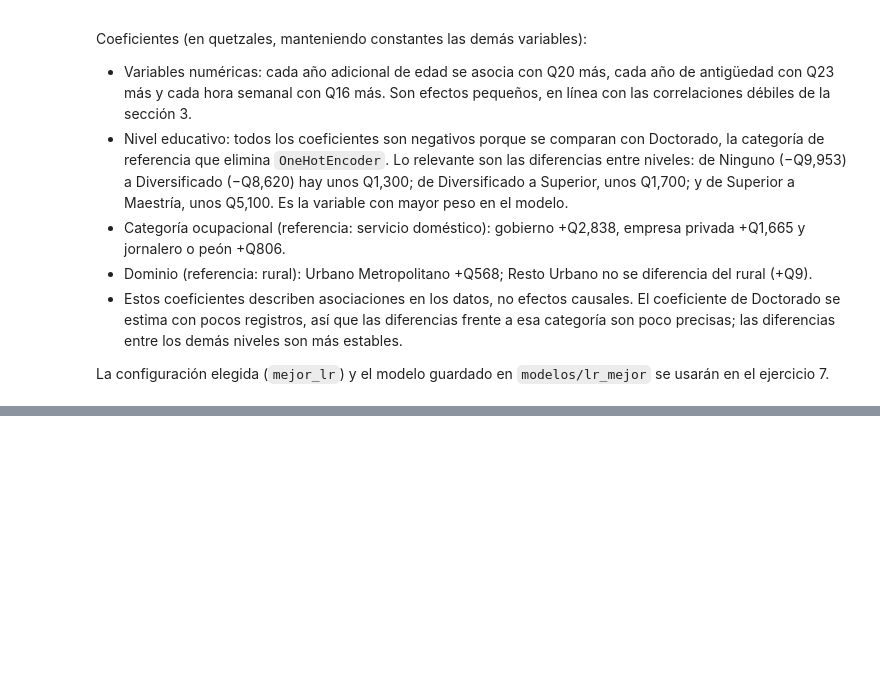
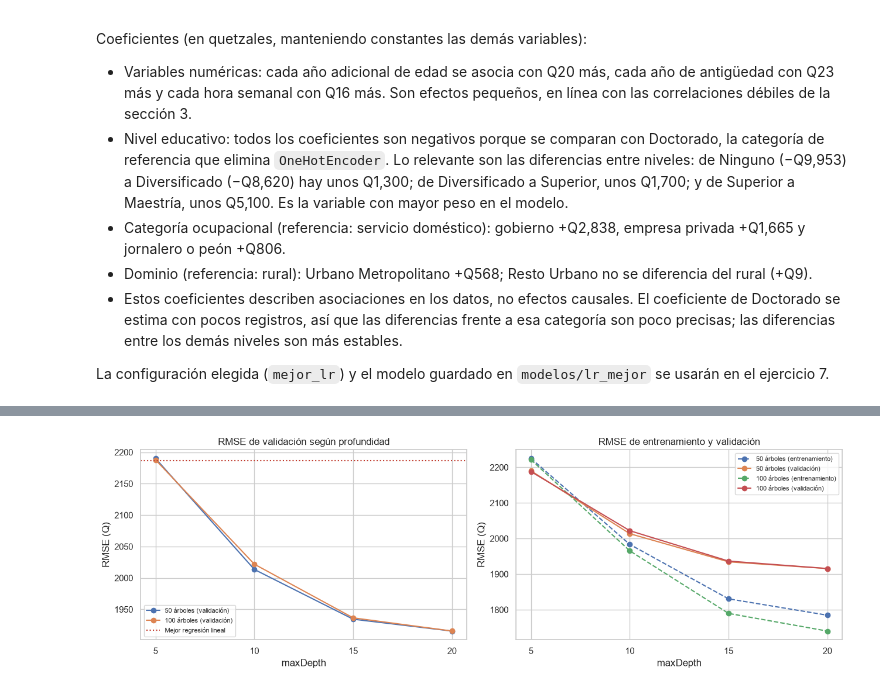
Before and after one commit to Qu3zada22/lab7-md, a Jupyter notebook: lab7_eneic.ipynb, the cells around one changed output, grey strips where cells are left out. Saved outputs shown, nothing was run; the diff lists cells and outputs as text; code cells hidden in the pictures; blank space fills up the shorter version.

Commit message:
Pipeline de Random Forest

```diff
--- a/lab7_eneic.ipynb
+++ b/lab7_eneic.ipynb
@@ -1417,0 +1418,9 @@ La configuración elegida (`mejor_lr`) y el modelo guardado en `modelos/lr_mejor
+# %%
+from pyspark.ml.regression import RandomForestRegressor
+
+SEMILLA = 42
+
+def pipeline_rf(numTrees, maxDepth):
+    rf = RandomForestRegressor(featuresCol="features", labelCol=OBJETIVO, predictionCol="prediction",
+                               numTrees=numTrees, maxDepth=maxDepth, seed=SEMILLA)
+    return Pipeline(stages=etapas_preprocesamiento() + [rf])
@@ -1417,0 +1431,17 @@ La configuración elegida (`mejor_lr`) y el modelo guardado en `modelos/lr_mejor
+# %%
+CONFIGS_RF = [{"config": f"{n} árboles, profundidad {d}", "numTrees": n, "maxDepth": d}
+              for n in [50, 100] for d in [5, 10, 15, 20]]
+
+resultados_rf, modelos_rf = [], {}
+for cfg in CONFIGS_RF:
+    t0 = time.time()
+    modelo = pipeline_rf(cfg["numTrees"], cfg["maxDepth"]).fit(train)
+    m_train, m_valid = evaluar(modelo.transform(train)), evaluar(modelo.transform(valid))
+    resultados_rf.append({**cfg,
+                          **{f"{k}_train": v for k, v in m_train.items()},
+                          **{f"{k}_valid": v for k, v in m_valid.items()},
+                          "segundos": round(time.time() - t0, 1)})
+    modelos_rf[cfg["config"]] = modelo
+
+res_rf = pd.DataFrame(resultados_rf).sort_values("RMSE_valid").reset_index(drop=True)
+res_rf.round(3)
@@ -1417,0 +1458,14 @@ La configuración elegida (`mejor_lr`) y el modelo guardado en `modelos/lr_mejor
+# %%
+fig, axes = plt.subplots(1, 2, figsize=(13, 4.3))
+for n, t in pd.DataFrame(resultados_rf).groupby("numTrees"):
+    axes[0].plot(t["maxDepth"], t["RMSE_valid"], "o-", label=f"{n} árboles (validación)")
+    axes[1].plot(t["maxDepth"], t["RMSE_train"], "o--", label=f"{n} árboles (entrenamiento)")
+    axes[1].plot(t["maxDepth"], t["RMSE_valid"], "o-", label=f"{n} árboles (validación)")
+axes[0].axhline(res_lr.loc[0, "RMSE_valid"], color="#c0392b", ls=":", label="Mejor regresión lineal")
+axes[0].set_title("RMSE de validación según profundidad")
+axes[1].set_title("RMSE de entrenamiento y validación")
+for ax in axes:
+    ax.set_xlabel("maxDepth"); ax.set_ylabel("RMSE (Q)"); ax.set_xticks([5, 10, 15, 20]); ax.legend(fontsize=8)
+plt.tight_layout(); plt.show()
+# %% [output]
+[figure, added]
```
Also changed, not shown: parts of 14 cells of this notebook, 1 other file.
